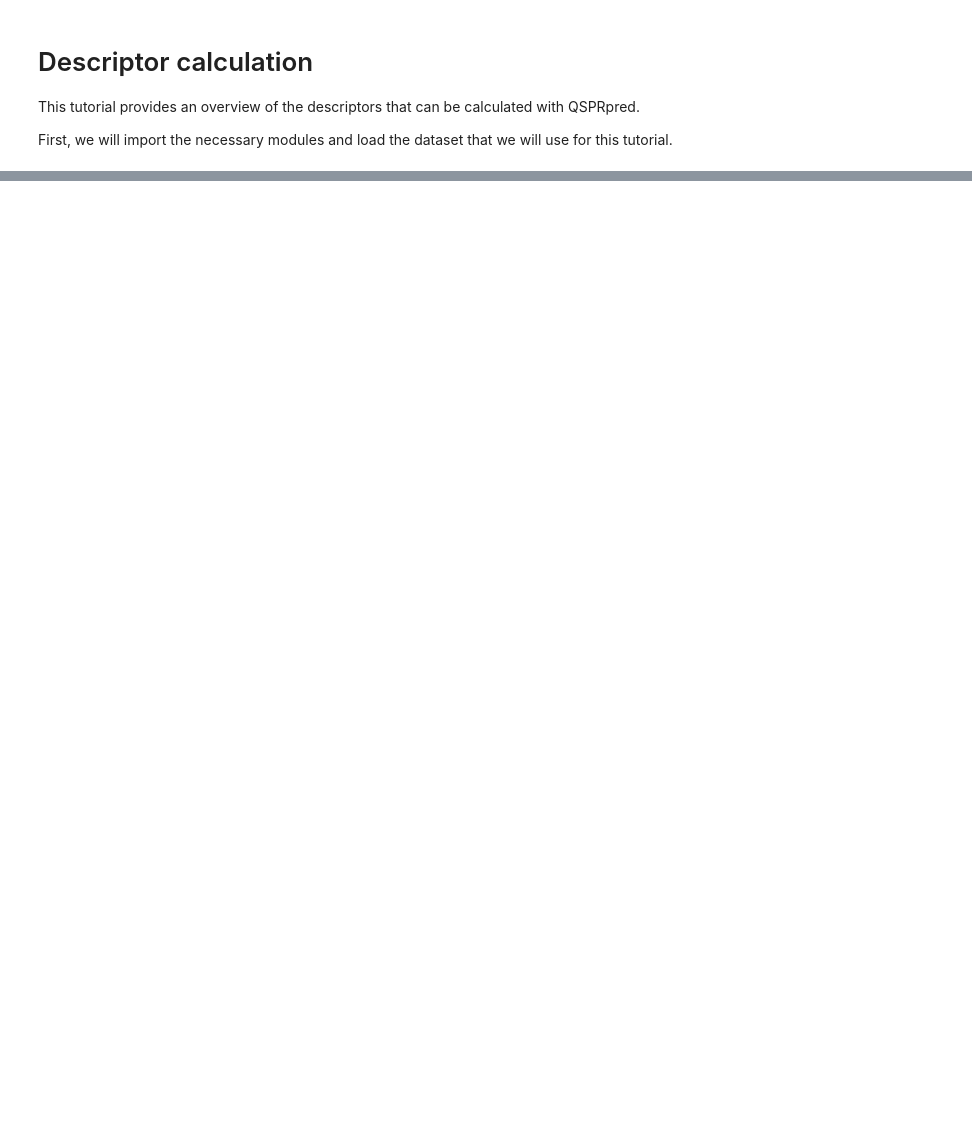
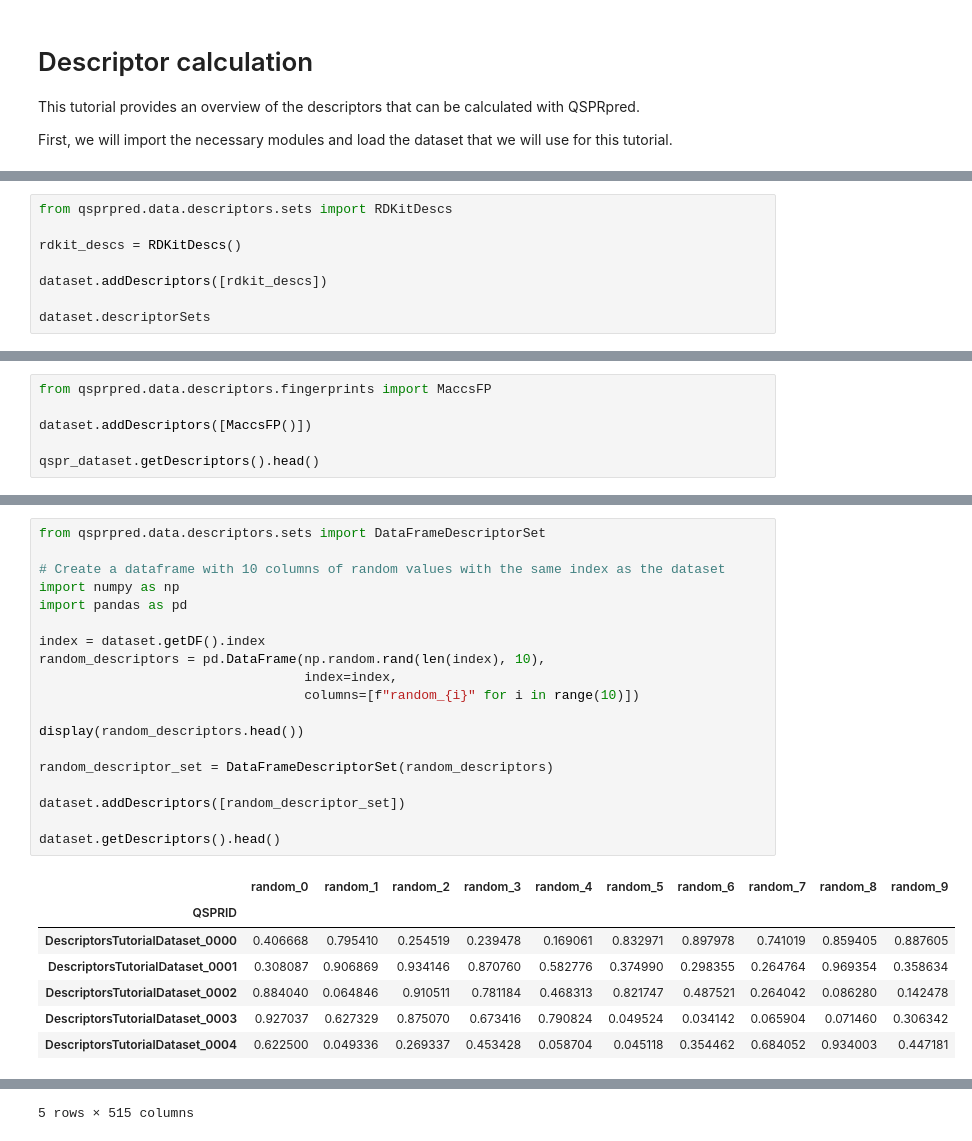
Before and after one commit to CDDLeiden/QSPRpred, a Jupyter notebook: tutorials/basics/data/descriptors.ipynb, the cells around one changed output, grey strips where cells are left out. Drawn from its saved outputs; the diff is of its cells as text; blank space fills up the shorter version.

Commit message:
add descriptor tutorial

```diff
--- a/tutorials/basics/data/descriptors.ipynb
+++ b/tutorials/basics/data/descriptors.ipynb
@@ -35,0 +42,8 @@ dataset.getDF()
+# %%
+from qsprpred.data.descriptors.sets import RDKitDescs
+
+rdkit_descs = RDKitDescs()
+
+dataset.addDescriptors([rdkit_descs])
+
+dataset.descriptorSets
@@ -35,0 +142,6 @@ dataset.getDF()
+# %%
+from qsprpred.data.descriptors.fingerprints import MaccsFP
+
+dataset.addDescriptors([MaccsFP()])
+
+qspr_dataset.getDescriptors().head()
@@ -35,0 +164,27 @@ dataset.getDF()
+# %%
+from qsprpred.data.descriptors.sets import DataFrameDescriptorSet
+
+# Create a dataframe with 10 columns of random values with the same index as the dataset
+import numpy as np
+import pandas as pd
+
+index = dataset.getDF().index
+random_descriptors = pd.DataFrame(np.random.rand(len(index), 10),
+                                  index=index,
+                                  columns=[f"random_{i}" for i in range(10)])
+
+display(random_descriptors.head())
+
+random_descriptor_set = DataFrameDescriptorSet(random_descriptors)
+
+dataset.addDescriptors([random_descriptor_set])
+
+dataset.getDescriptors().head()
+# %% [output]
+|  | random_0 | random_1 | random_2 | random_3 | random_4 | random_5 | random_6 | random_7 | random_8 | random_9 |
+| QSPRID |  |  |  |  |  |  |  |  |  |  |
+| DescriptorsTutorialDataset_0000 | 0.406668 | 0.795410 | 0.254519 | 0.239478 | 0.169061 | 0.832971 | 0.897978 | 0.741019 | 0.859405 | 0.887605 |
+| DescriptorsTutorialDataset_0001 | 0.308087 | 0.906869 | 0.934146 | 0.870760 | 0.582776 | 0.374990 | 0.298355 | 0.264764 | 0.969354 | 0.358634 |
+| DescriptorsTutorialDataset_0002 | 0.884040 | 0.064846 | 0.910511 | 0.781184 | 0.468313 | 0.821747 | 0.487521 | 0.264042 | 0.086280 | 0.142478 |
+| DescriptorsTutorialDataset_0003 | 0.927037 | 0.627329 | 0.875070 | 0.673416 | 0.790824 | 0.049524 | 0.034142 | 0.065904 | 0.071460 | 0.306342 |
+| DescriptorsTutorialDataset_0004 | 0.622500 | 0.049336 | 0.269337 | 0.453428 | 0.058704 | 0.045118 | 0.354462 | 0.684052 | 0.934003 | 0.447181 |
@@ -35,0 +198 @@ dataset.getDF()
+5 rows × 515 columns
```
Also changed, not shown: parts of 19 cells of this notebook, 1 other file.
